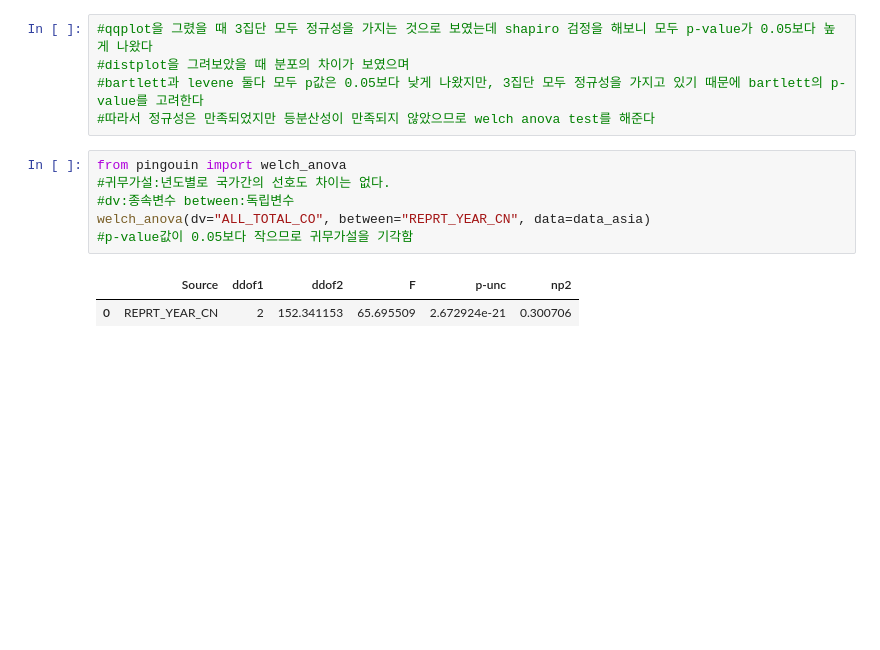
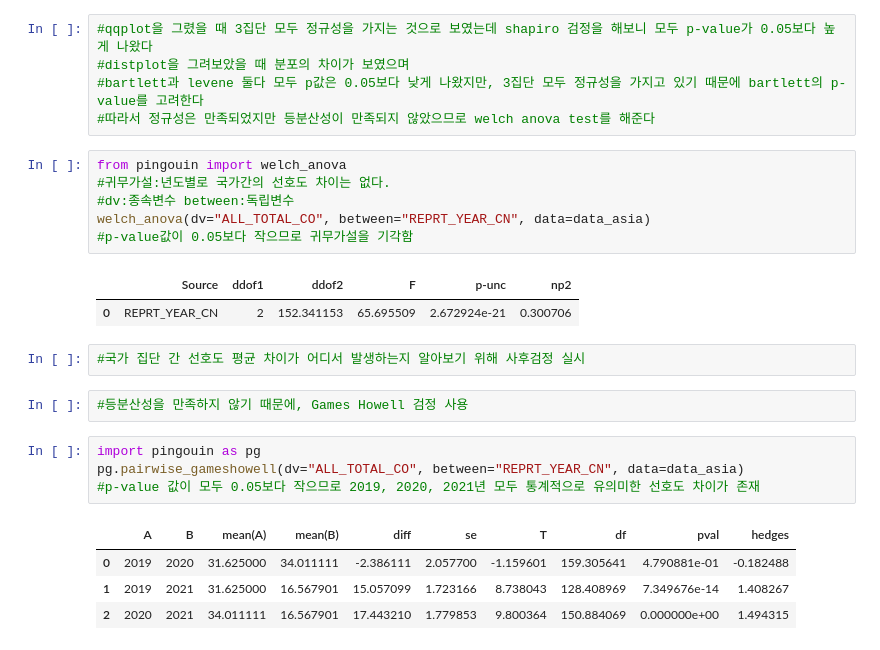
Before and after one commit to SDA2022/SDA-Project, a Jupyter notebook: 선호도조사.ipynb, the cells around one changed output. Drawn from its saved outputs; the diff is of its cells as text; blank space fills up the shorter version.

Commit message:
선호도 검사
사후검정 추가

```diff
--- a/선호도조사.ipynb
+++ b/선호도조사.ipynb
@@ -223,6 +223,19 @@ welch_anova(dv="ALL_TOTAL_CO", between="REPRT_YEAR_CN", data=data_asia)
 # %% [output]
 |  | Source | ddof1 | ddof2 | F | p-unc | np2 |
 | 0 | REPRT_YEAR_CN | 2 | 152.341153 | 65.695509 | 2.672924e-21 | 0.300706 |
+# %%
+#국가 집단 간 선호도 평균 차이가 어디서 발생하는지 알아보기 위해 사후검정 실시
+# %%
+#등분산성을 만족하지 않기 때문에, Games Howell 검정 사용
+# %%
+import pingouin as pg
+pg.pairwise_gameshowell(dv="ALL_TOTAL_CO", between="REPRT_YEAR_CN", data=data_asia)
+#p-value 값이 모두 0.05보다 작으므로 2019, 2020, 2021년 모두 통계적으로 유의미한 선호도 차이가 존재
+# %% [output]
+|  | A | B | mean(A) | mean(B) | diff | se | T | df | pval | hedges |
+| 0 | 2019 | 2020 | 31.625000 | 34.011111 | -2.386111 | 2.057700 | -1.159601 | 159.305641 | 4.790881e-01 | -0.182488 |
+| 1 | 2019 | 2021 | 31.625000 | 16.567901 | 15.057099 | 1.723166 | 8.738043 | 128.408969 | 7.349676e-14 | 1.408267 |
+| 2 | 2020 | 2021 | 34.011111 | 16.567901 | 17.443210 | 1.779853 | 9.800364 | 150.884069 | 0.000000e+00 | 1.494315 |
 # %%
 #선호도 총합에 여성과 남성 중 어떤 성별이 더 많은 영향을 주는지 확인해보기 위해, 여성과 남성을 구분하여 선호도총합간의 상관분석을 실시함
 #All-total과 female rate간의 상관관계를 분석해보기위해 산점도를 그려봄
```
Also changed, not shown: parts of 10 cells of this notebook.
